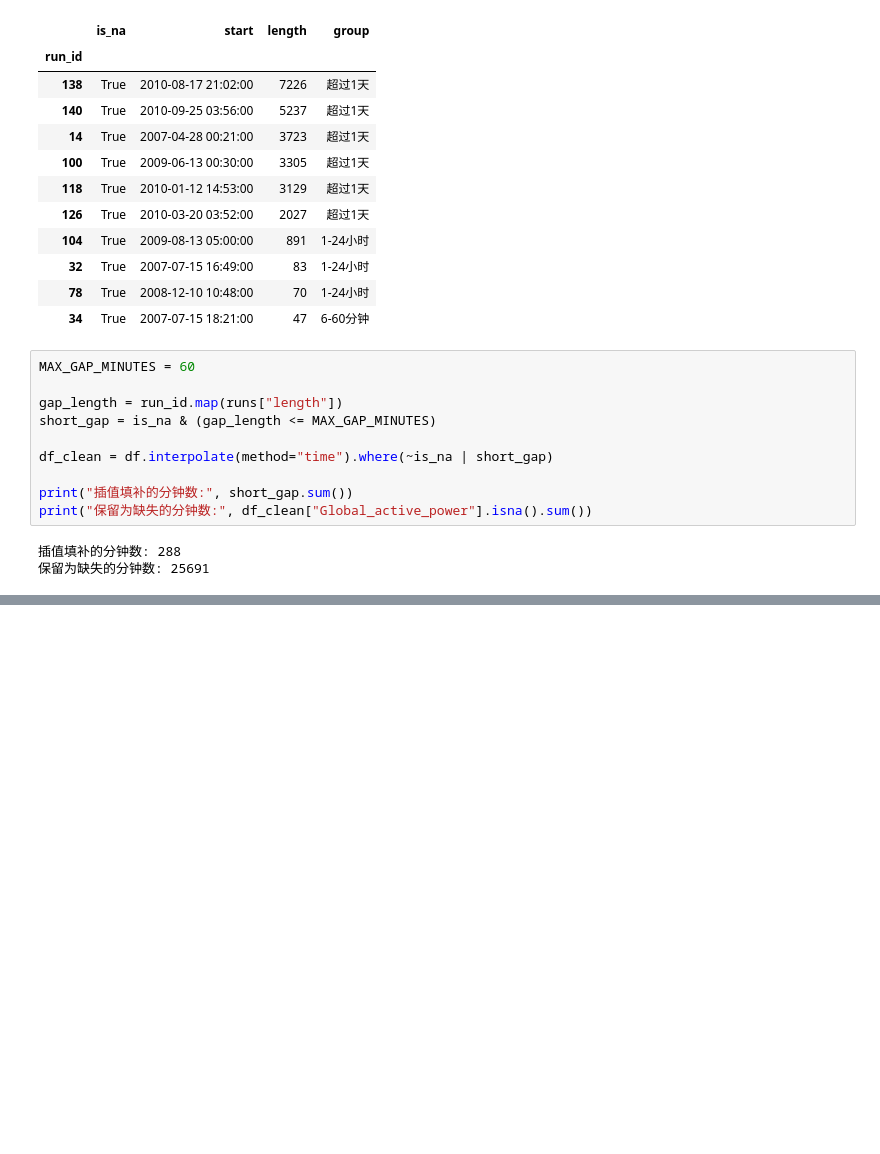
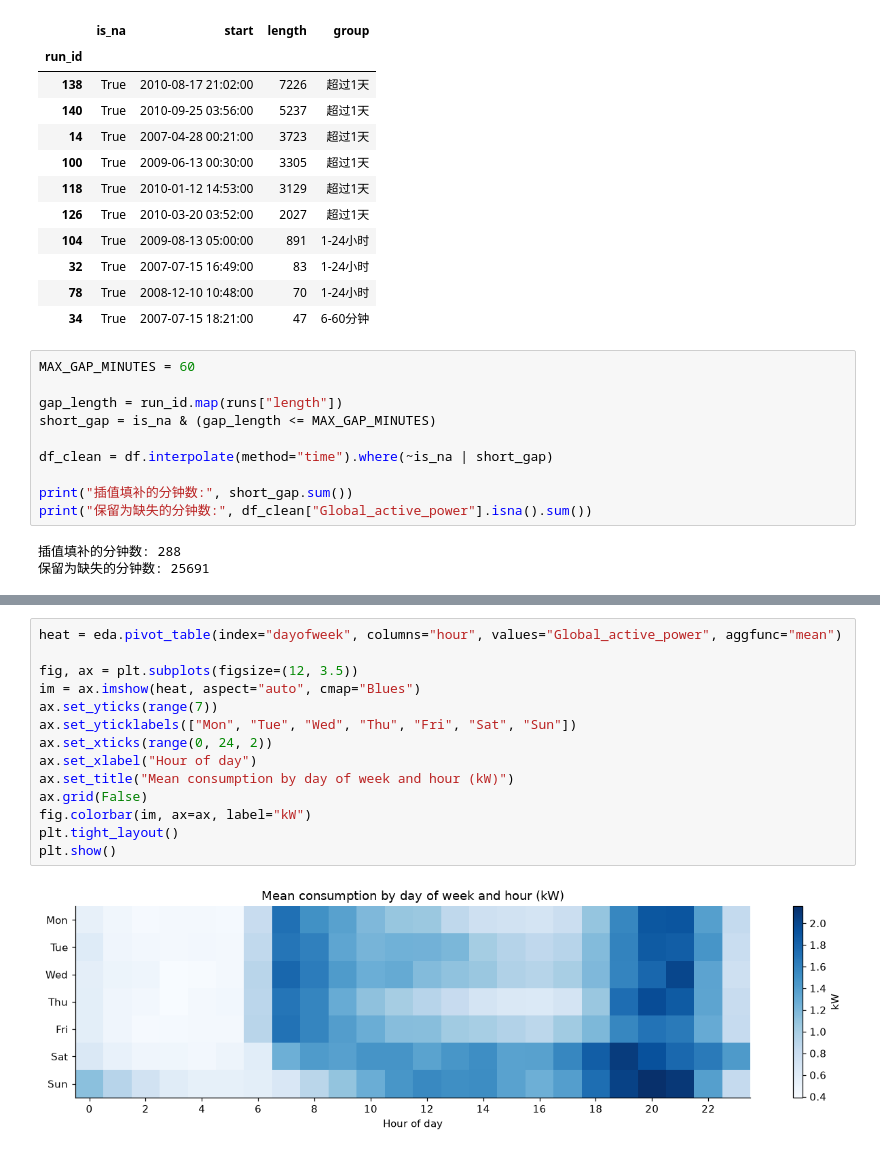
Before and after one commit to JerryLiu0214/electricity-forecasting, a Jupyter notebook: electricity_forecasting.ipynb, the cells around one changed output, grey strips where cells are left out. Cells and saved outputs as stored; diff of their text form; blank space fills up the shorter version.

```diff
--- a/electricity_forecasting.ipynb
+++ b/electricity_forecasting.ipynb
@@ -227,0 +311,16 @@ hourly.head()
+# %%
+heat = eda.pivot_table(index="dayofweek", columns="hour", values="Global_active_power", aggfunc="mean")
+
+fig, ax = plt.subplots(figsize=(12, 3.5))
+im = ax.imshow(heat, aspect="auto", cmap="Blues")
+ax.set_yticks(range(7))
+ax.set_yticklabels(["Mon", "Tue", "Wed", "Thu", "Fri", "Sat", "Sun"])
+ax.set_xticks(range(0, 24, 2))
+ax.set_xlabel("Hour of day")
+ax.set_title("Mean consumption by day of week and hour (kW)")
+ax.grid(False)
+fig.colorbar(im, ax=ax, label="kW")
+plt.tight_layout()
+plt.show()
+# %% [output]
+[figure, added]
```
Also changed, not shown: parts of 7 cells of this notebook.
